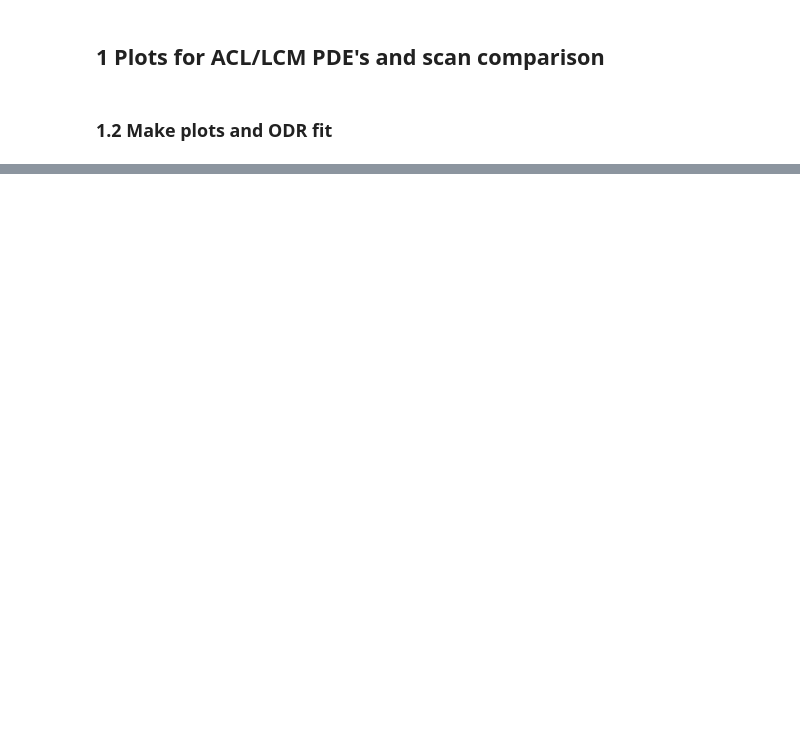
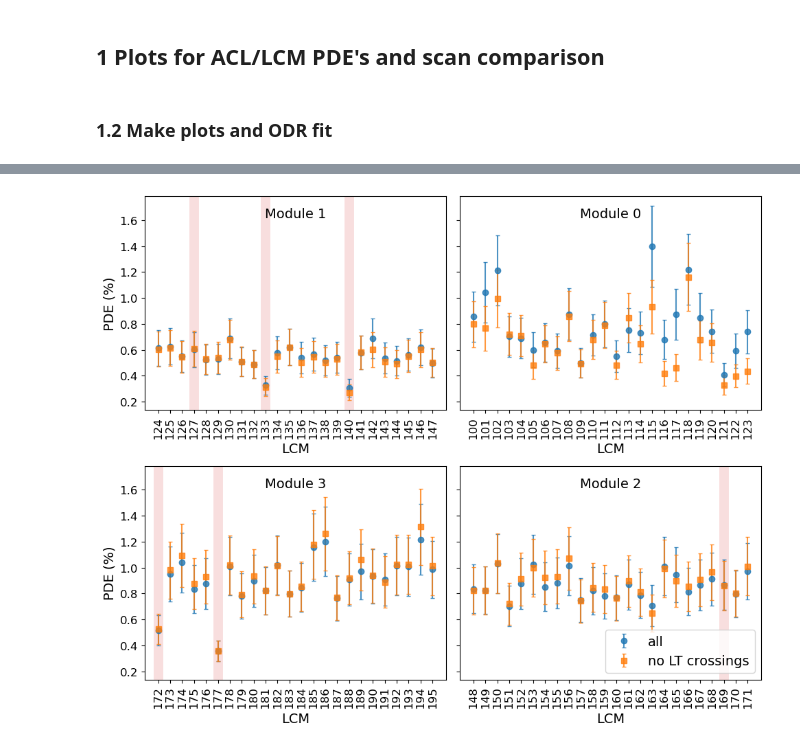
Before and after one commit to LHEP-neutrino/pde_ndlar_prototype, a Jupyter notebook: pde_2x2/4_plot_PDE.ipynb, the cells around one changed output, grey strips where cells are left out. Saved outputs shown, nothing was run; the diff lists cells and outputs as text; code cells hidden in the pictures; blank space fills up the shorter version.

```diff
--- a/pde_2x2/4_plot_PDE.ipynb
+++ b/pde_2x2/4_plot_PDE.ipynb
@@ -938,0 +1002,82 @@ reduced chi2   = 10.3616
+# %%
+import numpy as np
+import matplotlib.pyplot as plt
+
+# Convert inputs to numpy arrays (important for masking)
+trap_name_lcm = np.array(trap_name_lcm)
+PDE_lcm = np.array(PDE_lcm)
+sigma_PDE_lcm = np.array(sigma_PDE_lcm)
+PDE_noLTcr_lcm = np.array(PDE_noLTcr_lcm)
+sigma_PDE_noLTcr_lcm = np.array(sigma_PDE_noLTcr_lcm)
+
+# Dead channels (LCM numbers)
+dead_channels = np.array(["127", "133", "140", "169", "172", "177"]) # run 1
+# dead_channels = ["140", "172", "177"] # run 2 cold
+
+# Split data into 4 equal-length segments
+indices = np.array_split(np.arange(len(trap_name_lcm)), 4)
+
+# Create 2x2 grid (NO shared x-axis)
+fig, axs = plt.subplots(2, 2, figsize=(10, 8), sharey=True)
+
+# Custom segment -> subplot mapping
+segment_to_ax = {
+    1: (0, 0),  # top left
+    0: (0, 1),  # top right
+    3: (1, 0),  # bottom left
+    2: (1, 1),  # bottom right
+}
+
+for seg, idx in enumerate(indices):
+    r, c = segment_to_ax[seg]
+    ax = axs[r, c]
+
+    # Plot data
+    ax.errorbar(
+        trap_name_lcm[idx],
+        PDE_lcm[idx],
+        sigma_PDE_lcm[idx],
+        fmt='o',
+        alpha=0.8,
+        capsize=2,
+        label='all'
+    )
+
+    ax.errorbar(
+        trap_name_lcm[idx],
+        PDE_noLTcr_lcm[idx],
+        sigma_PDE_noLTcr_lcm[idx],
+        fmt='s',
+        alpha=0.8,
+        capsize=2,
+        label='no LT crossings'
+    )
+
+    # Dead channel markers (only if present in this segment)
+    for dc in dead_channels:
+        if dc in trap_name_lcm[idx]:
+            ax.axvline(
+                dc,
+                color='tab:red',
+                linewidth=10,
+                alpha=0.15,
+                zorder=0
+            )
+
+    # Axis formatting
+    ax.annotate(f"Module {seg}", xy=(0.5, 0.9), xycoords='axes fraction', ha='center', fontsize=14)
+    ax.set_xlabel("LCM", fontsize=14)
+    ax.tick_params(axis='x', rotation=90, labelsize=12)
+    ax.tick_params(axis='y', labelsize=12)
+
+# Y labels only on left
+axs[0, 0].set_ylabel("PDE (%)", fontsize=14)
+axs[1, 0].set_ylabel("PDE (%)", fontsize=14)
+
+# Single legend
+axs[1, 1].legend(loc='lower right', fontsize=14)
+
+plt.tight_layout()
+plt.show()
+# %% [output]
+[figure, added]
```
Also changed, not shown: parts of 7 cells of this notebook, 3 other files.
